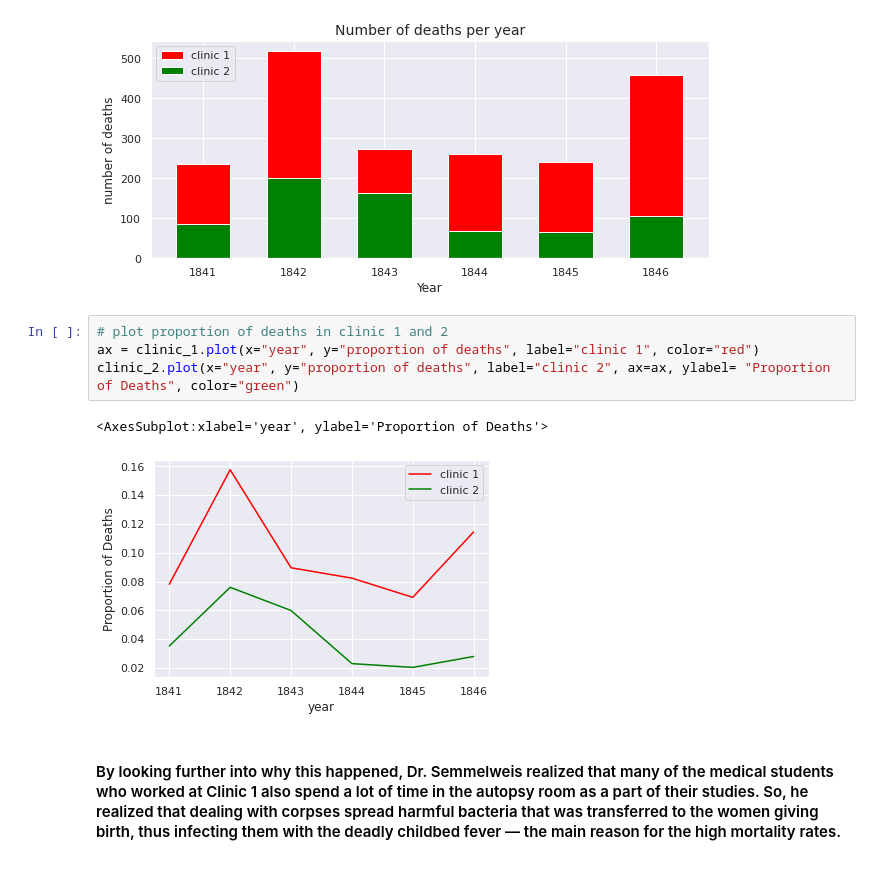
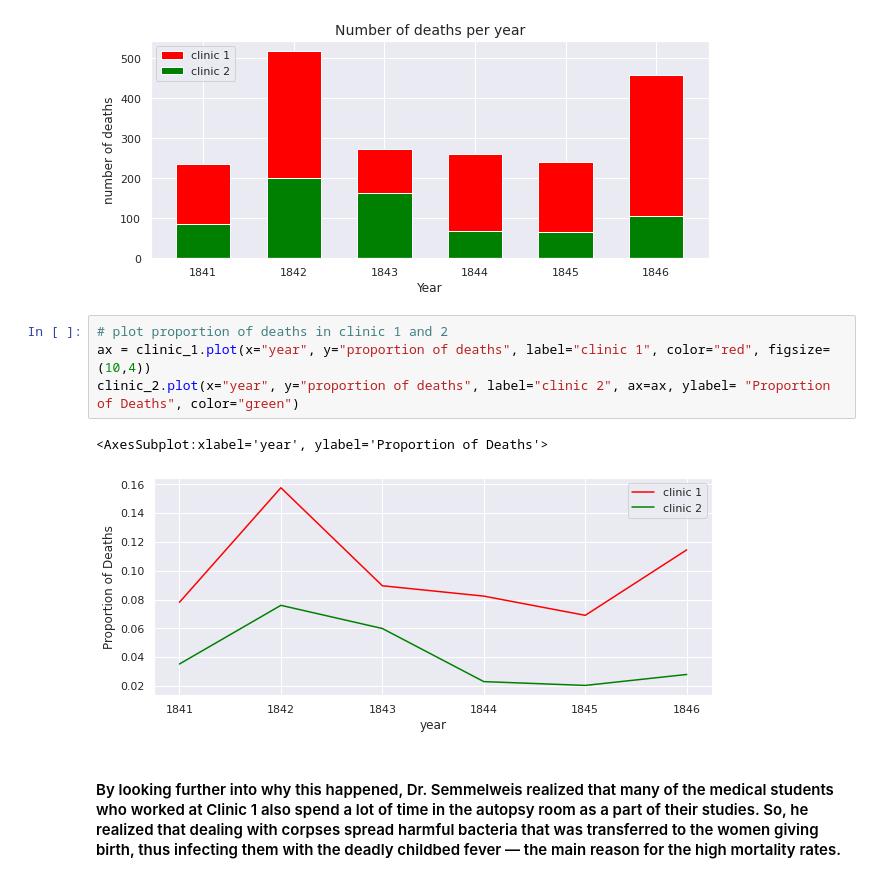
Before and after one commit to ranga4all1/my_projects, a Jupyter notebook: EDA_projects/discovery_of_handwashing/4_Dr._Semmelweis_and_the_effect_of_handwashing.ipynb, the cells around one changed output. Cells and saved outputs as stored; diff of their text form.

```diff
--- a/EDA_projects/discovery_of_handwashing/4_Dr._Semmelweis_and_the_effect_of_handwashing.ipynb
+++ b/EDA_projects/discovery_of_handwashing/4_Dr._Semmelweis_and_the_effect_of_handwashing.ipynb
@@ -158,11 +158,11 @@ plt.legend()
 [figure]
 # %%
 # plot proportion of deaths in clinic 1 and 2
-ax = clinic_1.plot(x="year", y="proportion of deaths", label="clinic 1", color="red")
+ax = clinic_1.plot(x="year", y="proportion of deaths", label="clinic 1", color="red", figsize=(10,4))
 clinic_2.plot(x="year", y="proportion of deaths", label="clinic 2", ax=ax, ylabel= "Proportion of Deaths", color="green")
 # %% [output]
 <AxesSubplot:xlabel='year', ylabel='Proportion of Deaths'>
-[figure, old version]
+[figure, new version]
 # %% [markdown]
 #### By looking further into why this happened, Dr. Semmelweis realized that many of the medical students who worked at Clinic 1 also spend a lot of time in the autopsy room as a part of their studies. So, he realized that dealing with corpses spread harmful bacteria that was transferred to the women giving birth, thus infecting them with the deadly childbed fever — the main reason for the high mortality rates.
 # %% [markdown]
```
Also changed, not shown: parts of 1 cell of this notebook.
